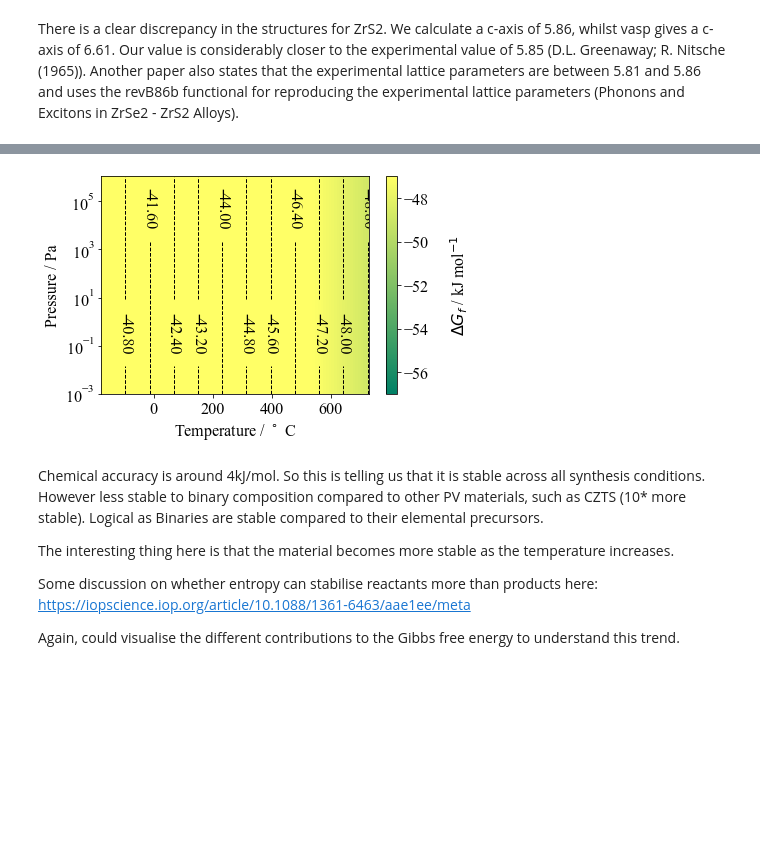
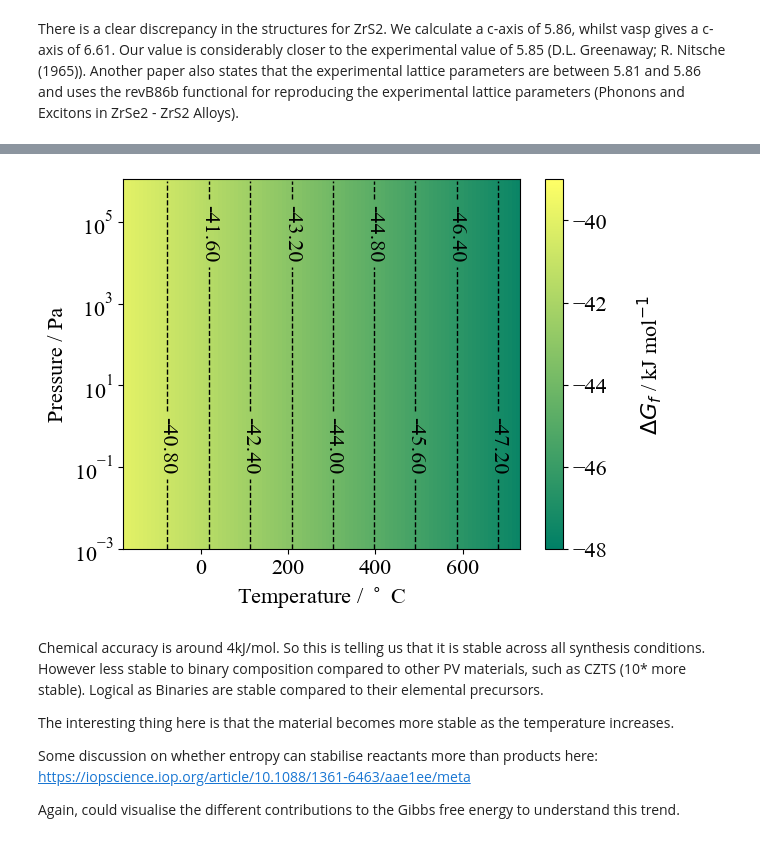
Before and after one commit to NU-CEM/ThermoPot, a Jupyter notebook: BaZrS3/BaZrS3_hse06.ipynb, the cells around one changed output, grey strips where cells are left out. Drawn from its saved outputs; the diff is of its cells as text; code cells hidden in the pictures; blank space fills up the shorter version.

```diff
--- a/BaZrS3/BaZrS3_hse06.ipynb
+++ b/BaZrS3/BaZrS3_hse06.ipynb
@@ -169,5 +173,5 @@ There is a clear discrepancy in the structures for ZrS2. We calculate a c-axis o
 bulk_reaction = reactions.Reaction({BaS:1,ZrS2:1},{BaZrS3:1},temperature=T,
                                    pressure=P)
 GFE = bulk_reaction.Dmu(units="kJ",xc='hse06')
-GFE.plot_TvsP(scale_range=[-57, -47],precision="%.2f",T_units="C")
+GFE.plot_TvsP(scale_range=[-48, -39],precision="%.2f",T_units="C")
 # %% [output]
@@ -175,4 +179,4 @@ GFE.plot_TvsP(scale_range=[-57, -47],precision="%.2f",T_units="C")
-[figure, old version]
+[figure, new version]
 # %% [markdown]
 Chemical accuracy is around 4kJ/mol. So this
 is telling us that it is stable across all synthesis conditions. However less stable to binary composition compared to other PV materials, such as CZTS (10* more stable).
```
Also changed, not shown: parts of 40 cells of this notebook, 2 other files.
